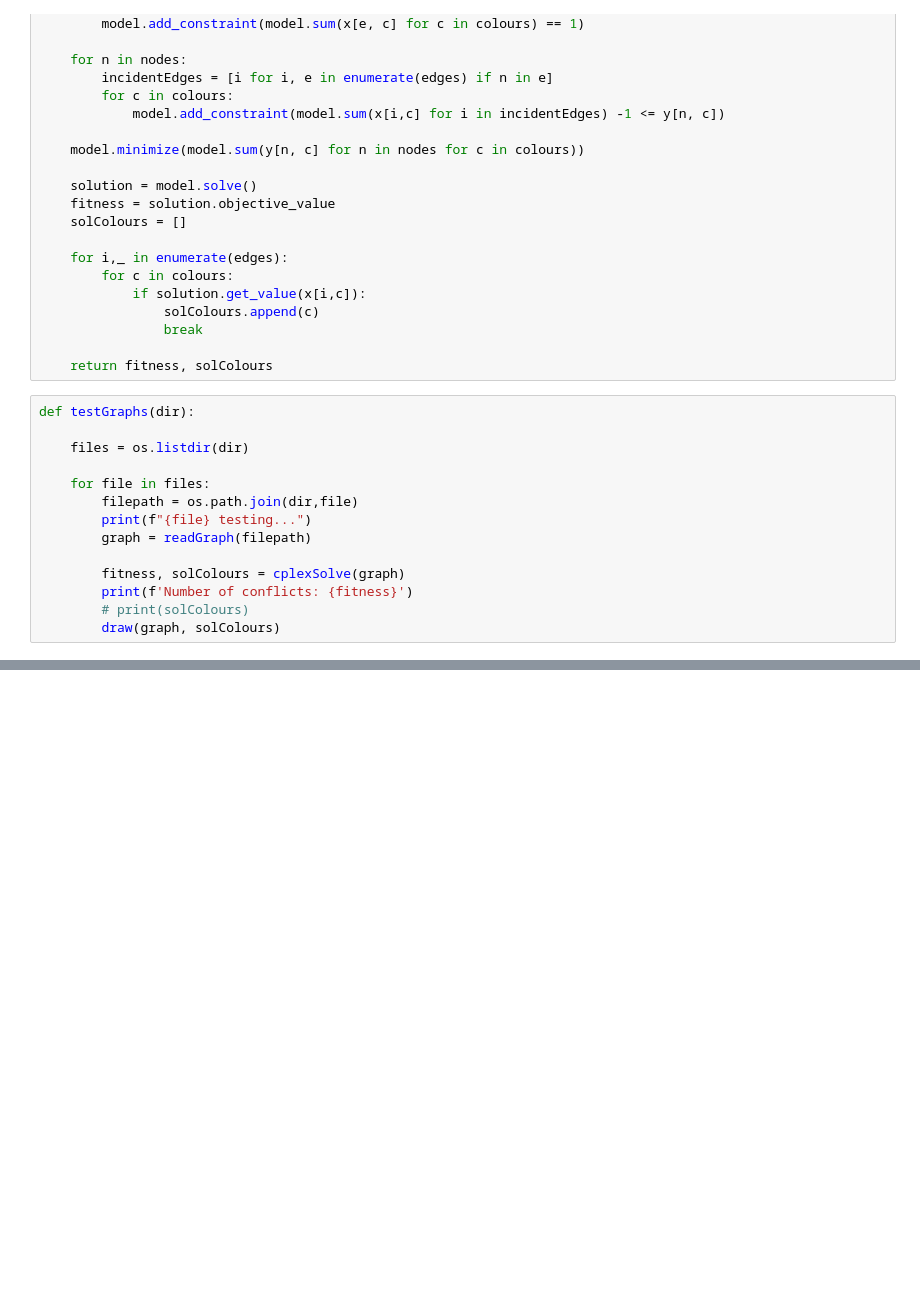
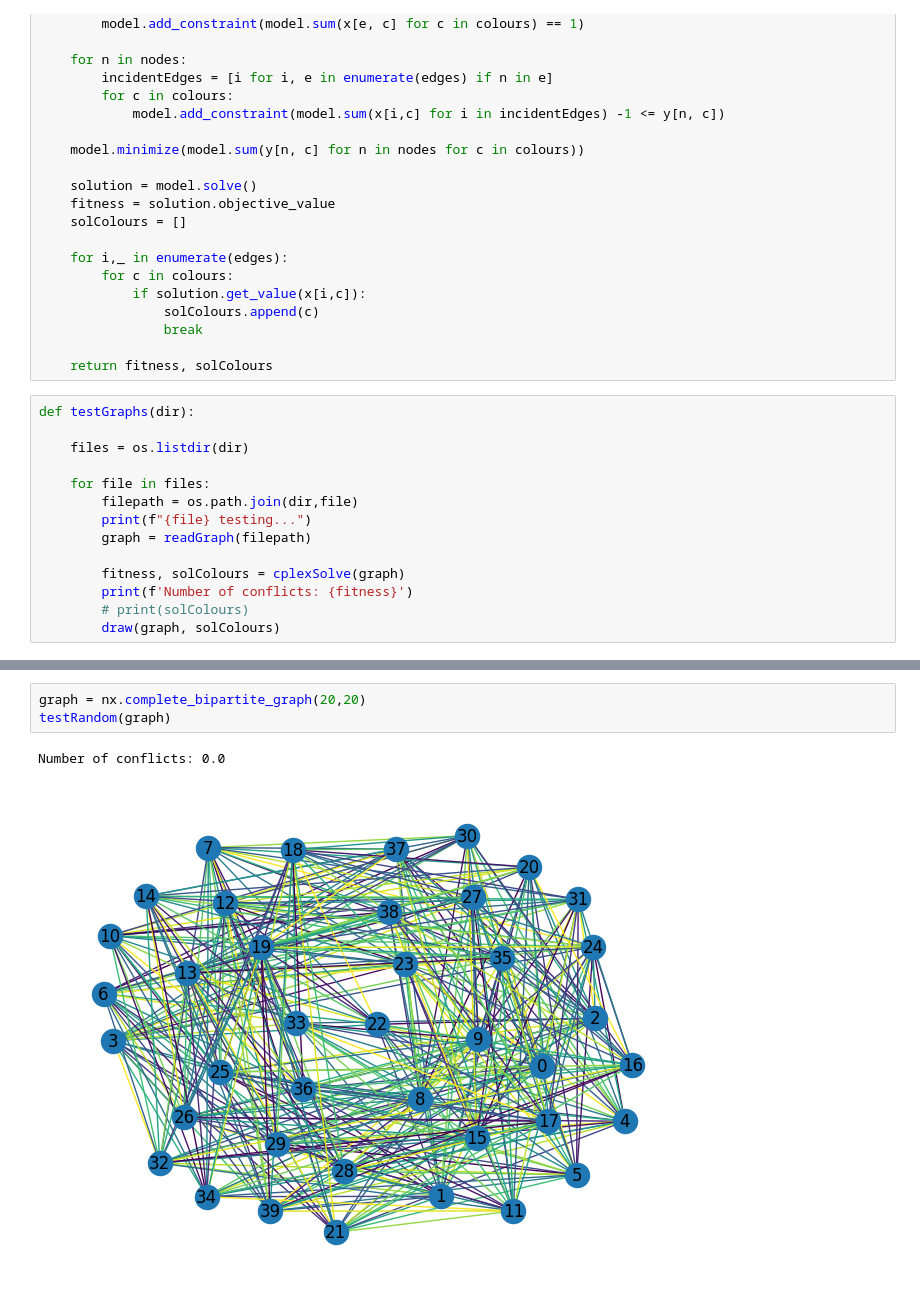
Before and after one commit to ivanaivaneza/minimumEdgeColoring, a Jupyter notebook: cplex.ipynb, the cells around one changed output, grey strips where cells are left out. Saved outputs shown, nothing was run; the diff lists cells and outputs as text; blank space fills up the shorter version.

```diff
--- a/cplex.ipynb
+++ b/cplex.ipynb
@@ -110,0 +155,6 @@ Number of conflicts: 0.0
+# %%
+graph = nx.complete_bipartite_graph(20,20)
+testRandom(graph)
+# %% [output]
+Number of conflicts: 0.0
+[figure, added]
```
Also changed, not shown: parts of 8 cells of this notebook, 23 other files.
